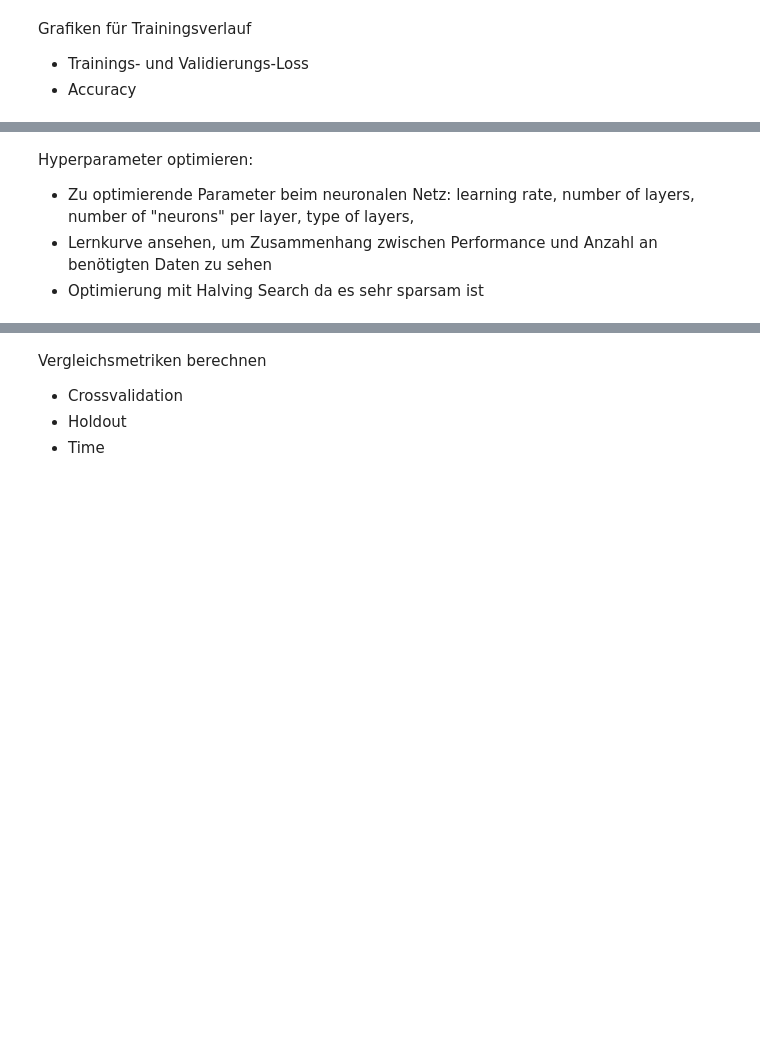
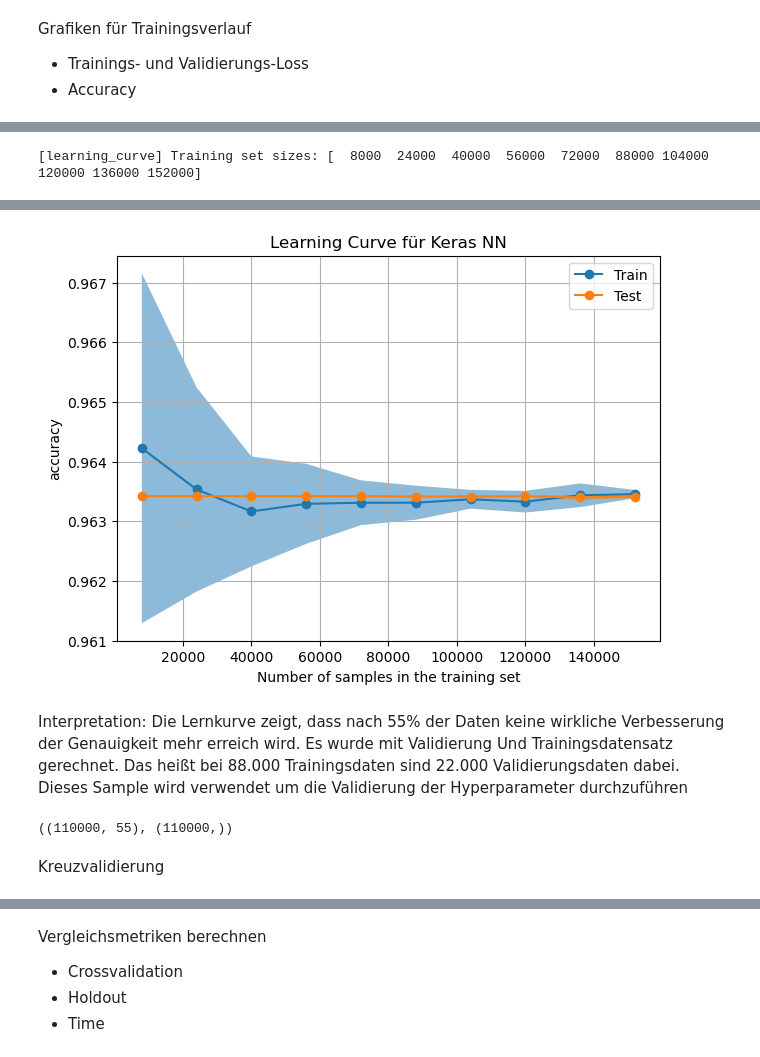
Before and after one commit to knirpsgraph/ada_portoSeguro, a Jupyter notebook: notebooks/06_model_Charly_NN_target.ipynb, the cells around one changed output, grey strips where cells are left out. Drawn from its saved outputs; the diff is of its cells as text; code cells hidden in the pictures; blank space fills up the shorter version.

```diff
--- a/notebooks/06_model_Charly_NN_target.ipynb
+++ b/notebooks/06_model_Charly_NN_target.ipynb
@@ -343,0 +368,41 @@ plt.savefig(REPORTS_OUT/"plot_accuracy.png", dpi=150); plt.close()
+# %%
+# Wrapper für scikit-learn erstellen
+clf = KerasClassifier(
+    build_fn=create_model,
+    dropout_rate = 0.2,
+    learning_rate = 0.001,
+    input_dim=X_processed_train.shape[1],
+    epochs=50,
+    batch_size=32,
+    verbose=0
+)
+
+# Kreuzvalidierung definieren
+skf = StratifiedKFold(n_splits=CV, shuffle=True, random_state=RND)
+# %%
+# Trainingsgrößen definieren
+train_sizes = np.arange(0.05, 1.05, 0.1 )
+
+# Grafik erstellen
+fig, ax = plt.subplots(figsize=(7,5))
+
+LearningCurveDisplay.from_estimator(
+    estimator=clf,
+    X=np.array(X_processed_train),  # flaches Array
+    y=np.array(y_train),
+    train_sizes=train_sizes,
+    cv=skf,
+    shuffle=True,
+    score_type="both",  # Trainings- und Validierungsscore
+    line_kw={"marker":"o"},
+    score_name="accuracy",
+    ax=ax,
+    verbose=1
+)
+
+ax.set_title("Learning Curve für Keras NN")
+ax.grid(True)
+plt.savefig(REPORTS_OUT/"plot_learningcurve.png", dpi=150); plt.close()
+plt.show()
+# %% [output]
+[learning_curve] Training set sizes: [  8000  24000  40000  56000  72000  88000 104000 120000 136000 152000]
@@ -344 +411,23 @@ plt.savefig(REPORTS_OUT/"plot_accuracy.png", dpi=150); plt.close()
+[figure, added]
+# %% [markdown]
+Interpretation:
+Die Lernkurve zeigt, dass nach 55% der Daten keine wirkliche Verbesserung der Genauigkeit mehr erreich wird. Es wurde mit Validierung Und Trainingsdatensatz gerechnet. Das heißt bei 88.000 Trainingsdaten sind 22.000 Validierungsdaten dabei. Dieses Sample wird verwendet um die Validierung der Hyperparameter durchzuführen
+# %%
+# Sample von mit 55% der Daten erstellen
+sample_fraction = 0.55
+n_samples = int(len(X_processed_train) * sample_fraction)
+
+# Zufällige Indizes auswählen
+np.random.seed(RND)
+sample_idx = np.random.choice(len(X_processed_train), size=n_samples, replace=False)
+
+# Sample erstellen
+X_sample = X_processed_train[sample_idx]
+y_sample = y_train.values[sample_idx]
+
+X_sample.shape, y_sample.shape
+# %% [output]
+((110000, 55), (110000,))
+# %% [markdown]
+Kreuzvalidierung
 # %%
@@ -371,6 +440,0 @@ plot_validation_curve(
-# %% [markdown]
-Hyperparameter optimieren:
-- Zu optimierende Parameter beim neuronalen Netz:
-learning rate, number of layers, number of "neurons" per layer, type of layers,
-- Lernkurve ansehen, um Zusammenhang zwischen Performance und Anzahl an benötigten Daten zu sehen
-- Optimierung mit Halving Search da es sehr sparsam ist
```
Also changed, not shown: parts of 33 cells of this notebook, 9 other files.
